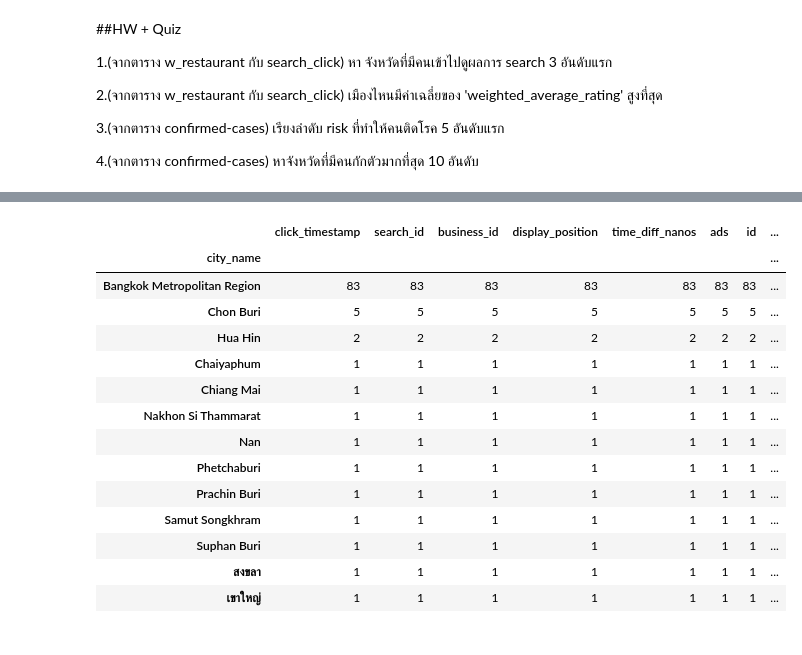
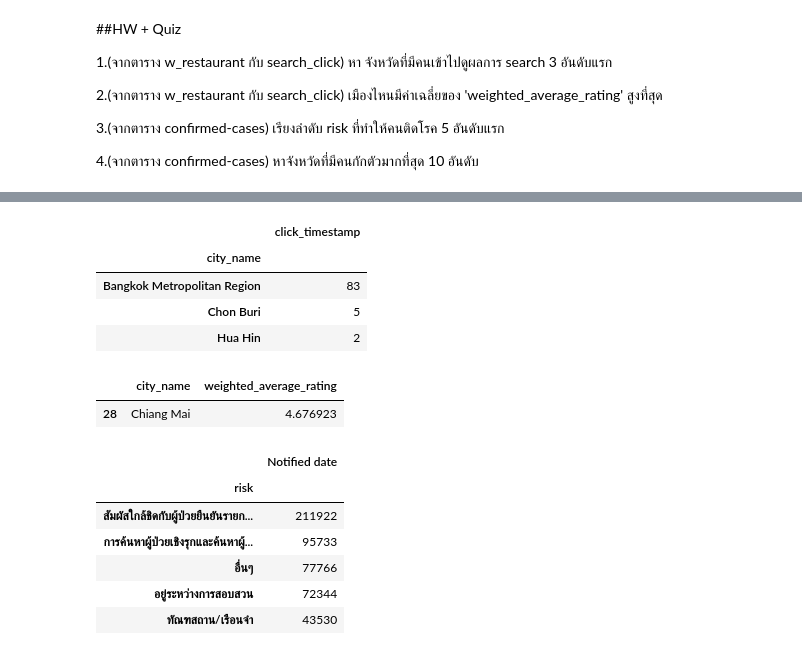
Before and after one commit to khanittha-phusopha/DWDM21, a Jupyter notebook: Data Preprocessing(Chapter 3).ipynb, the cells around one changed output, grey strips where cells are left out. Saved outputs shown, nothing was run; the diff lists cells and outputs as text; code cells hidden in the pictures.

```diff
--- a/Data Preprocessing(Chapter 3).ipynb
+++ b/Data Preprocessing(Chapter 3).ipynb
@@ -1466,18 +1448,26 @@ merged_table.groupby('city_name').count()
 # %%
-merged_table.groupby('city_name').count().sort_values(by=['search_id'],ascending=False)
+Ex_1 = merged_table.groupby('city_name').count().sort_values(by=['search_id'],ascending=False)
+Ex_1.iloc[:3,:1]
 # %% [output]
-|  | click_timestamp | search_id | business_id | display_position | time_diff_nanos | ads | id | ... |
-| city_name |  |  |  |  |  |  |  | ... |
-| Bangkok Metropolitan Region | 83 | 83 | 83 | 83 | 83 | 83 | 83 | ... |
-| Chon Buri | 5 | 5 | 5 | 5 | 5 | 5 | 5 | ... |
-| Hua Hin | 2 | 2 | 2 | 2 | 2 | 2 | 2 | ... |
-| Chaiyaphum | 1 | 1 | 1 | 1 | 1 | 1 | 1 | ... |
-| Chiang Mai | 1 | 1 | 1 | 1 | 1 | 1 | 1 | ... |
-| Nakhon Si Thammarat | 1 | 1 | 1 | 1 | 1 | 1 | 1 | ... |
-| Nan | 1 | 1 | 1 | 1 | 1 | 1 | 1 | ... |
-| Phetchaburi | 1 | 1 | 1 | 1 | 1 | 1 | 1 | ... |
-| Prachin Buri | 1 | 1 | 1 | 1 | 1 | 1 | 1 | ... |
-| Samut Songkhram | 1 | 1 | 1 | 1 | 1 | 1 | 1 | ... |
-| Suphan Buri | 1 | 1 | 1 | 1 | 1 | 1 | 1 | ... |
-| สงขลา | 1 | 1 | 1 | 1 | 1 | 1 | 1 | ... |
-| เขาใหญ่ | 1 | 1 | 1 | 1 | 1 | 1 | 1 | ... |
+|  | click_timestamp |
+| city_name |  |
+| Bangkok Metropolitan Region | 83 |
+| Chon Buri | 5 |
+| Hua Hin | 2 |
+# %%
+Ex_2 = merged_table.sort_values(['weighted_average_rating'],ascending=False)
+Ex_2[['city_name','weighted_average_rating']].iloc[:1,:]
+# %% [output]
+|  | city_name | weighted_average_rating |
+| 28 | Chiang Mai | 4.676923 |
+# %%
+Ex_3 = data.groupby('risk').count().sort_values(by=['announce_date'],ascending=False)
+Ex_3.iloc[:5,2:3]
+# %% [output]
+|  | Notified date |
+| risk |  |
+| สัมผัสใกล้ชิดกับผู้ป่วยยืนยันรายก... | 211922 |
+| การค้นหาผู้ป่วยเชิงรุกและค้นหาผู้... | 95733 |
+| อื่นๆ | 77766 |
+| อยู่ระหว่างการสอบสวน | 72344 |
+| ทัณฑสถาน/เรือนจำ | 43530 |
```
Also changed, not shown: parts of 11 cells of this notebook.
